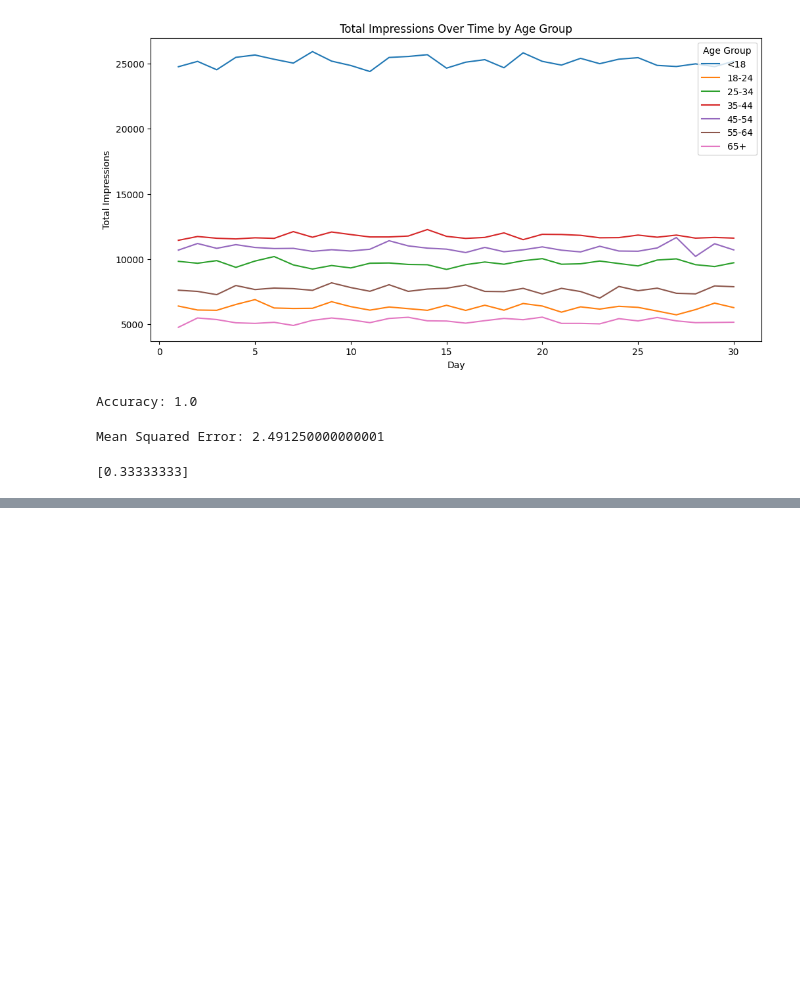
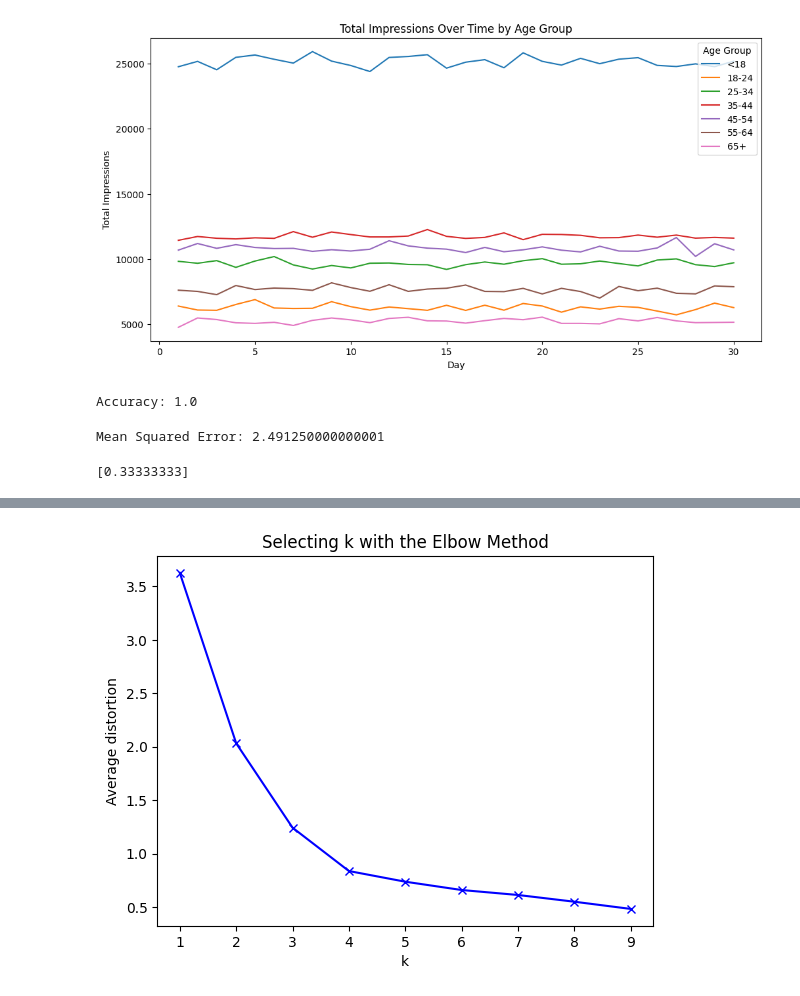
Before and after one commit to harshrg2003/DataScience_CODES, a Jupyter notebook: DSVClass.ipynb, the cells around one changed output, grey strips where cells are left out. Drawn from its saved outputs; the diff is of its cells as text; code cells hidden in the pictures; blank space fills up the shorter version.

```diff
--- a/DSVClass.ipynb
+++ b/DSVClass.ipynb
@@ -793,0 +821,15 @@ print(y_pred)
+# %%
+distortions=[]
+inertias=[]
+mapping1={}
+mapping2={}
+K=range(1,10)
+for k in K:
+    kmeanModel=KMeans(n_clusters=k).fit(x)
+    kmeanModel.fit(x)
+
+    distortions.append(sum(np.min(cdist(x,kmeanModel.cluster_centers_,'euclidean'),axis=1))/x.shape[0])
+    inertias.append(kmeanModel.inertia_)
+
+    mapping1[k]=sum(np.min(cdist(x,kmeanModel.cluster_centers_,'euclidean'),axis=1))/x.shape[0]
+    mapping2[k]=kmeanModel.inertia_
@@ -793,0 +849,8 @@ print(y_pred)
+# %%
+plt.plot(K,distortions,'bx-')
+plt.xlabel('k')
+plt.ylabel('Average distortion')
+plt.title('Selecting k with the Elbow Method')
+plt.show()
+# %% [output]
+[figure, added]
```
Also changed, not shown: parts of 3 cells of this notebook.
